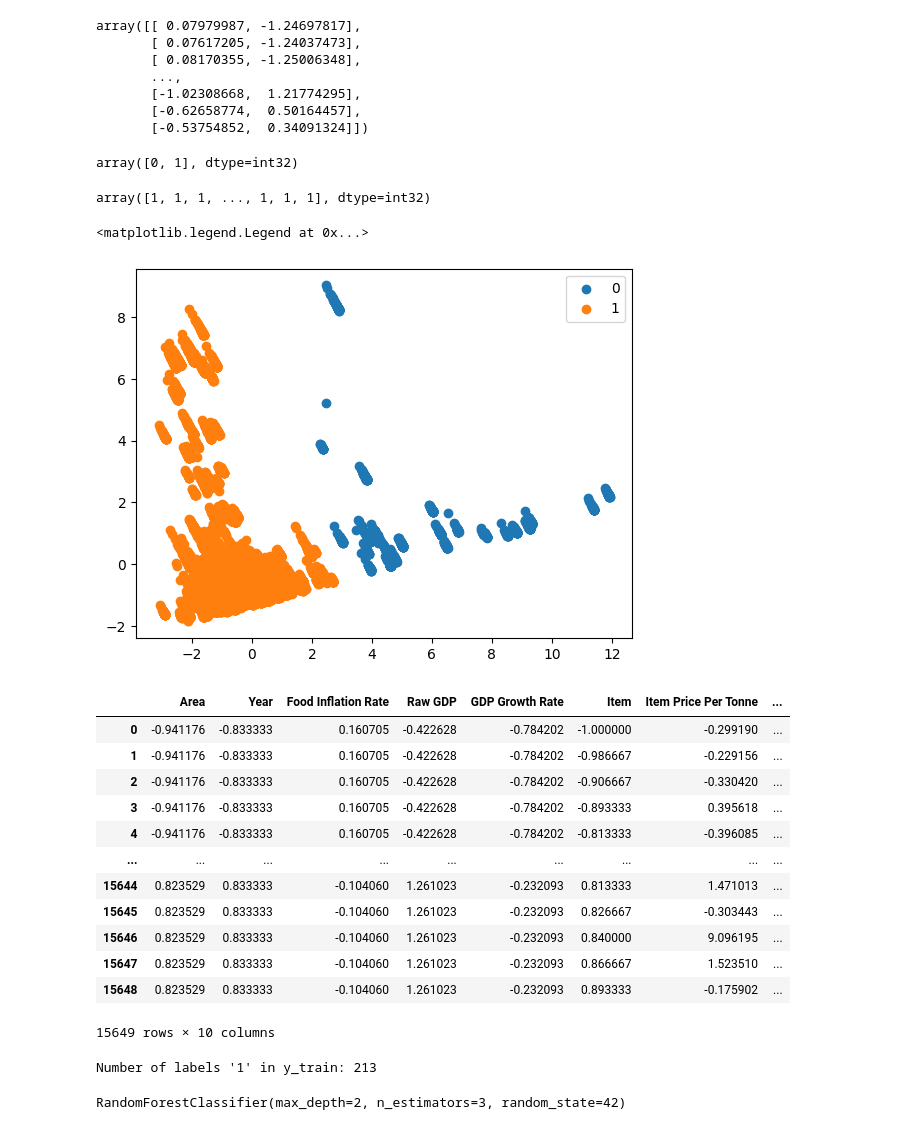
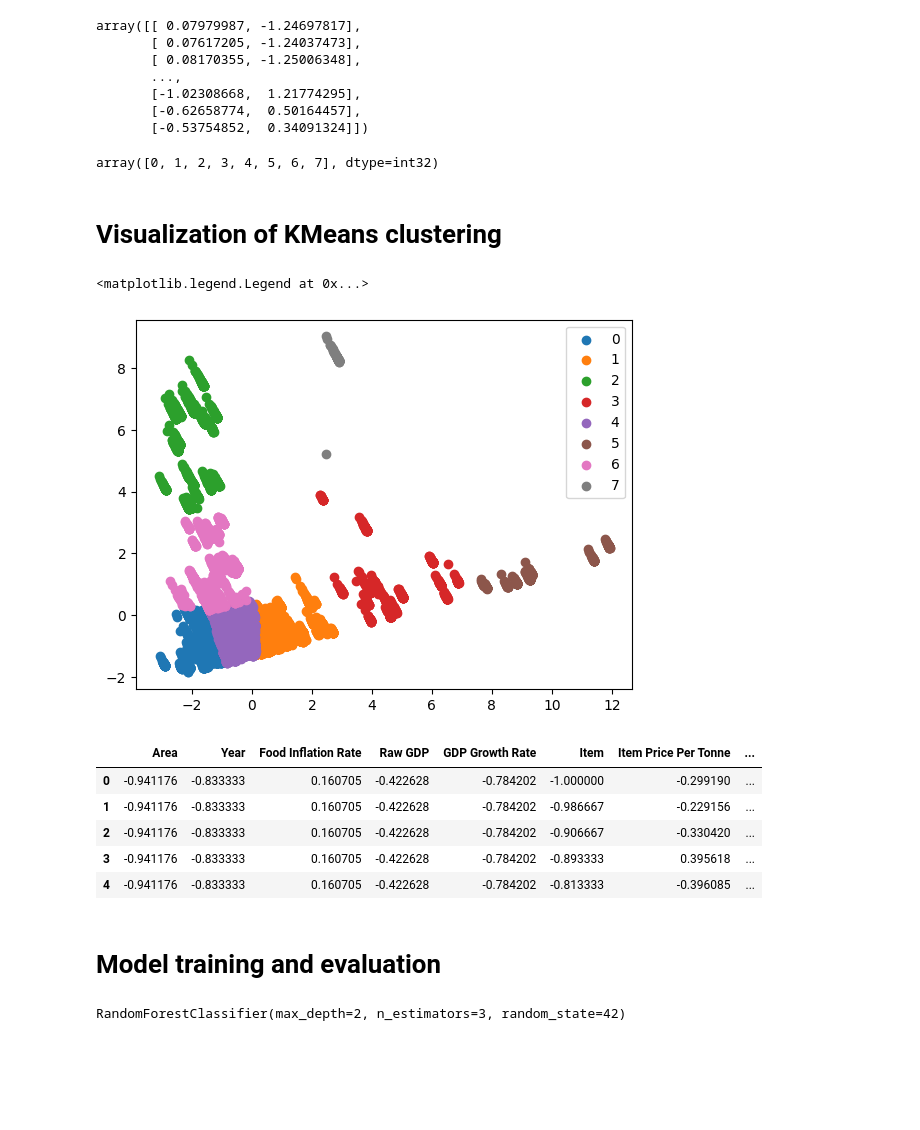
Before and after one commit to filipsam789/food-explainable-ai, a Jupyter notebook: unsupervised-learning-and-shap.ipynb, the cells around one changed output. Cells and saved outputs as stored; diff of their text form; code cells hidden in the pictures; blank space fills up the shorter version.

```diff
--- a/unsupervised-learning-and-shap.ipynb
+++ b/unsupervised-learning-and-shap.ipynb
@@ -28,6 +38,3 @@ data['Area'] = label_encoder.fit_transform(data['Area'])
-# %%
-numerical_columns = ['Food Inflation Rate', 'Raw GDP', 'GDP Growth Rate', 'Item Price Per Tonne',
-                     'Overall Inflation Rate', 'Item', 'Area', 'Year', 'Difference of inflation']
 # %%
 numerical_columns
 # %% [output]
@@ -58,8 +65,8 @@ km = KMeans(2)
 # %%
 pca = PCA(2)
 
-data_new = pca.fit_transform(data)
-data_new
+data_pca = pca.fit_transform(data)
+data_pca
 # %% [output]
 array([[ 0.07979987, -1.24697817],
        [ 0.07617205, -1.24037473],
@@ -69,25 +76,24 @@ array([[ 0.07979987, -1.24697817],
        [-0.62658774,  0.50164457],
        [-0.53754852,  0.34091324]])
 # %%
-km.fit(data_new)
-clusters = km.labels_.tolist()
+kmeans = KMeans()
+kmeans.fit(data_pca)
+clusters = kmeans.labels_.tolist()
 # %%
-label = km.fit_predict(data_new)
+label = kmeans.fit_predict(data_pca)
 
 u_labels = np.unique(label)
 
-labels = km.labels_
+labels = kmeans.labels_
 u_labels
 # %% [output]
-array([0, 1], dtype=int32)
+array([0, 1, 2, 3, 4, 5, 6, 7], dtype=int32)
-# %%
-labels
-# %% [output]
-array([1, 1, 1, ..., 1, 1, 1], dtype=int32)
+# %% [markdown]
+# Visualization of KMeans clustering
 # %%
 for i in u_labels:
-    plt.scatter(data_new[label == i , 0] , data_new[label == i , 1] , label = i)
+    plt.scatter(data_pca[label == i , 0] , data_pca[label == i , 1] , label = i)
 plt.legend()
 # %% [output]
 <matplotlib.legend.Legend at 0x...>
-[figure, old version]
+[figure, new version]
@@ -98,5 +102,5 @@ data['label']=labels
 # %%
-data
+data.head()
 # %% [output]
 |  | Area | Year | Food Inflation Rate | Raw GDP | GDP Growth Rate | Item | Item Price Per Tonne | ... |
 | 0 | -0.941176 | -0.833333 | 0.160705 | -0.422628 | -0.784202 | -1.000000 | -0.299190 | ... |
@@ -104,10 +108,3 @@ data
 | 2 | -0.941176 | -0.833333 | 0.160705 | -0.422628 | -0.784202 | -0.906667 | -0.330420 | ... |
 | 3 | -0.941176 | -0.833333 | 0.160705 | -0.422628 | -0.784202 | -0.893333 | 0.395618 | ... |
 | 4 | -0.941176 | -0.833333 | 0.160705 | -0.422628 | -0.784202 | -0.813333 | -0.396085 | ... |
-| ... | ... | ... | ... | ... | ... | ... | ... | ... |
-| 15644 | 0.823529 | 0.833333 | -0.104060 | 1.261023 | -0.232093 | 0.813333 | 1.471013 | ... |
-| 15645 | 0.823529 | 0.833333 | -0.104060 | 1.261023 | -0.232093 | 0.826667 | -0.303443 | ... |
-| 15646 | 0.823529 | 0.833333 | -0.104060 | 1.261023 | -0.232093 | 0.840000 | 9.096195 | ... |
-| 15647 | 0.823529 | 0.833333 | -0.104060 | 1.261023 | -0.232093 | 0.866667 | 1.523510 | ... |
-| 15648 | 0.823529 | 0.833333 | -0.104060 | 1.261023 | -0.232093 | 0.893333 | -0.175902 | ... |
-15649 rows × 10 columns
@@ -116,12 +111,9 @@ data
+# %% [markdown]
+# Model training and evaluation
 # %%
 X, Y = data.drop(columns=['label']), data['label']
 
 x_train, x_test, y_train, y_test = train_test_split(X, Y, test_size=0.2, random_state=42)
-# %%
-count_label_1 = (y_test == 0).sum()
-print(f"Number of labels '1' in y_train: {count_label_1}")
-# %% [output]
-Number of labels '1' in y_train: 213
 # %%
 classifier = RandomForestClassifier(
     n_estimators=3,
```
Also changed, not shown: parts of 32 cells of this notebook, 2 other files.
